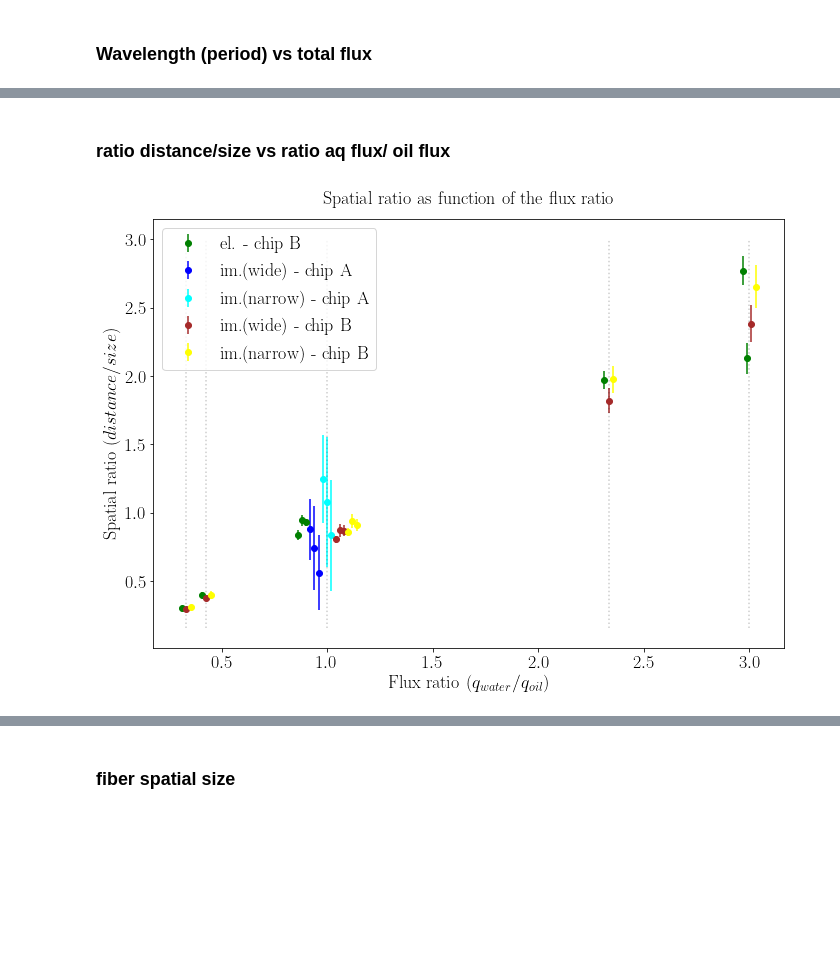
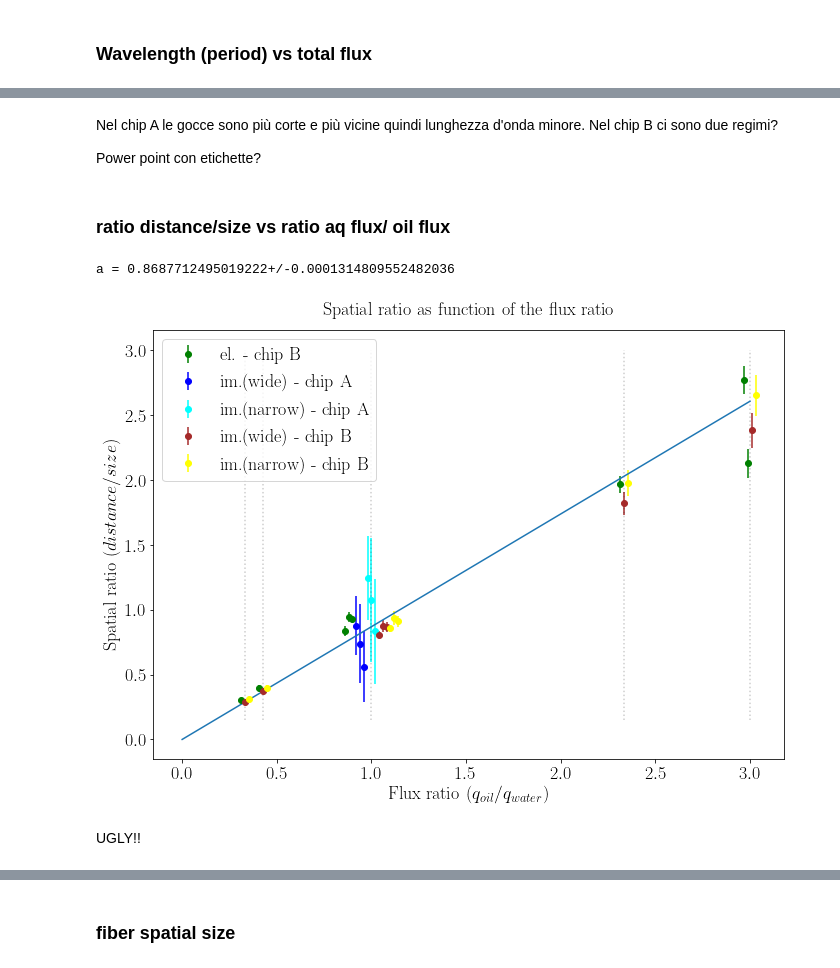
Before and after one commit to AlessandroLovo/T-junction, a Jupyter notebook: T-data/Results/Finisher_Rev2.ipynb, the cells around one changed output, grey strips where cells are left out. Cells and saved outputs as stored; diff of their text form; code cells hidden in the pictures; blank space fills up the shorter version.

```diff
--- a/T-data/Results/Finisher_Rev2.ipynb
+++ b/T-data/Results/Finisher_Rev2.ipynb
@@ -323,6 +323,14 @@ from importlib import reload
 reload(uplt)
 # %% [output]
 <module 'uplotlib' from '../../Software/Python/Library/uplotlib.py'>
+# %%
+from scipy.optimize import curve_fit
+
+def lin_func(x, a, b):
+    return a*x + b
+
+def lin_func0(x, a):
+    return x*a
 # %% [markdown]
 ### Wavelength (period) vs total flux
 # %%
@@ -366,38 +466,67 @@ plt.show()
+# %% [markdown]
+Nel chip A le gocce sono più corte e più vicine quindi lunghezza d'onda minore. Nel chip B ci sono due regimi?
+
+Power point con etichette?
 # %% [markdown]
 ### ratio distance/size vs ratio aq flux/ oil flux
 # %%
 # flux ratio
-Flux_ratio_I_A = Flux_aq_I_A/Flux_ol_I_A
-Flux_ratio_I_B = Flux_aq_I_B/Flux_ol_I_B
-Flux_ratio_E_A = Flux_aq_E_A/Flux_ol_E_A
-Flux_ratio_E_B = Flux_aq_E_B/Flux_ol_E_B
+Flux_ratio_I_A = 1/(Flux_aq_I_A/Flux_ol_I_A)
+Flux_ratio_I_B = 1/(Flux_aq_I_B/Flux_ol_I_B)
+Flux_ratio_E_A = 1/(Flux_aq_E_A/Flux_ol_E_A)
+Flux_ratio_E_B = 1/(Flux_aq_E_B/Flux_ol_E_B)
 # size/distance ratio
 E_A_sd_ratio   = E_A_spat_dist_avg/E_A_spat_size_avg  # electronic - chip A
 E_B_sd_ratio   = E_B_spat_dist_avg/E_B_spat_size_avg  # electronic - chip B
 I_A_w_sd_ratio = I_A_distance_w/I_A_size_w            # image (wide) - chip A
 I_B_w_sd_ratio = I_B_distance_w/I_B_size_w            # image (wide) - chip B
 I_A_n_sd_ratio = I_A_distance_n/I_A_size_n            # image (narrow) - chip A
 I_B_n_sd_ratio = I_B_distance_n/I_B_size_n            # image (narrow) - chip B
 
 
 fig = plt.figure(figsize=(10,7.5))
 ax = fig.add_subplot()
-ax.set_xlabel('Flux ratio $(q_{water}/q_{oil})$')
+ax.set_xlabel('Flux ratio $(q_{oil}/q_{water})$')
 ax.set_ylabel('Spatial ratio $(distance/size)$')
 
 dm = uplt.DataMisaligner(x_misalignment=0.02)
 
 #dm.add(Flux_ratio_E_A, E_A_sd_ratio, ax = ax,  fmt='o', alpha = 1., color='green', label = 'el. - chip A')
 dm.add(Flux_ratio_E_B, E_B_sd_ratio,   ax = ax,  fmt='o', alpha = 1., color='green',  label = 'el. - chip B')
 dm.add(Flux_ratio_I_A, I_A_w_sd_ratio, ax = ax,  fmt='o', alpha = 1., color='blue',   label = 'im.(wide) - chip A')
 dm.add(Flux_ratio_I_A, I_A_n_sd_ratio, ax = ax,  fmt='o', alpha = 1., color='cyan',   label = 'im.(narrow) - chip A')
 dm.add(Flux_ratio_I_B, I_B_w_sd_ratio, ax = ax,  fmt='o', alpha = 1., color='brown',  label = 'im.(wide) - chip B')
 dm.add(Flux_ratio_I_B, I_B_n_sd_ratio, ax = ax,  fmt='o', alpha = 1., color='yellow', label = 'im.(narrow) - chip B')
 dm.plot(ax)
 
+# fit
+xdata = np.concatenate((Flux_ratio_E_B, Flux_ratio_I_A, Flux_ratio_I_A, Flux_ratio_I_B, Flux_ratio_I_B))
+ydata = np.concatenate((E_B_sd_ratio, I_A_w_sd_ratio, I_A_n_sd_ratio, I_B_w_sd_ratio, I_B_n_sd_ratio))
+
+# xdata = np.concatenate((Flux_ratio_I_A, Flux_ratio_I_B))
+# ydata = np.concatenate((I_A_n_sd_ratio, I_B_n_sd_ratio))
+
+# popt, pcov = curve_fit(lin_func, xdata, [y.n for y in ydata], sigma=[y.s for y in ydata])
+
+# a, b = unc.correlated_values(popt, pcov)
+# print(f'{a = }, {b = }')
+# x_fine = np.arange(0,4,1)
+# ax.plot(x_fine, lin_func(x_fine, *popt))
+
+popt, pcov = curve_fit(lin_func0, xdata, [y.n for y in ydata], sigma=[y.s for y in ydata])
+
+a = unc.ufloat(popt, pcov)
+print(f'{a = }')
+x_fine = np.arange(0,4,1)
+ax.plot(x_fine, lin_func0(x_fine, *popt))
+
+
 ax.legend(loc='best')
 plt.title('Spatial ratio as function of the flux ratio', loc='center', pad=15)
 fig.tight_layout()
 plt.show()
 # %% [output]
+a = 0.8687712495019222+/-0.0001314809552482036
-[figure, old version]
+[figure, new version]
+# %% [markdown]
+UGLY!!
```
Also changed, not shown: parts of 19 cells of this notebook, 1 other file.
